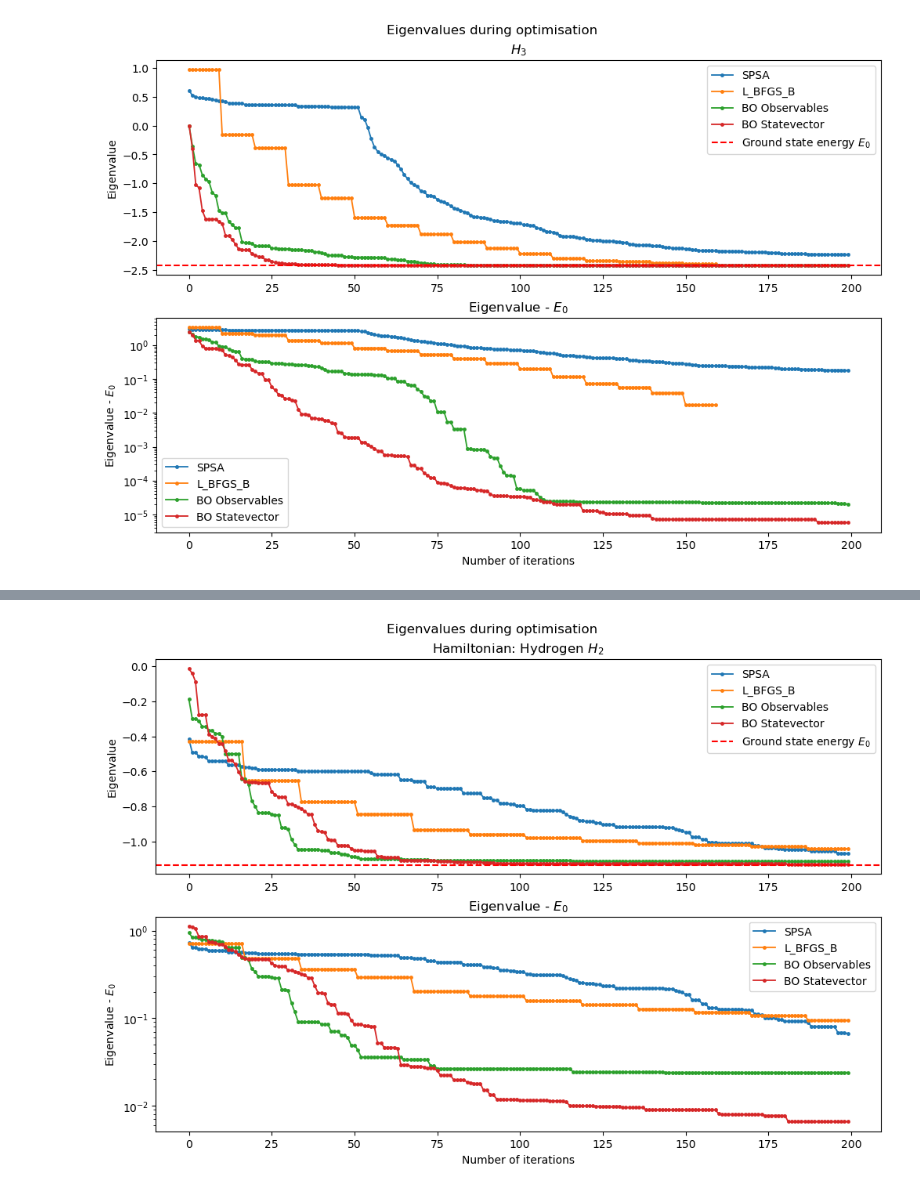
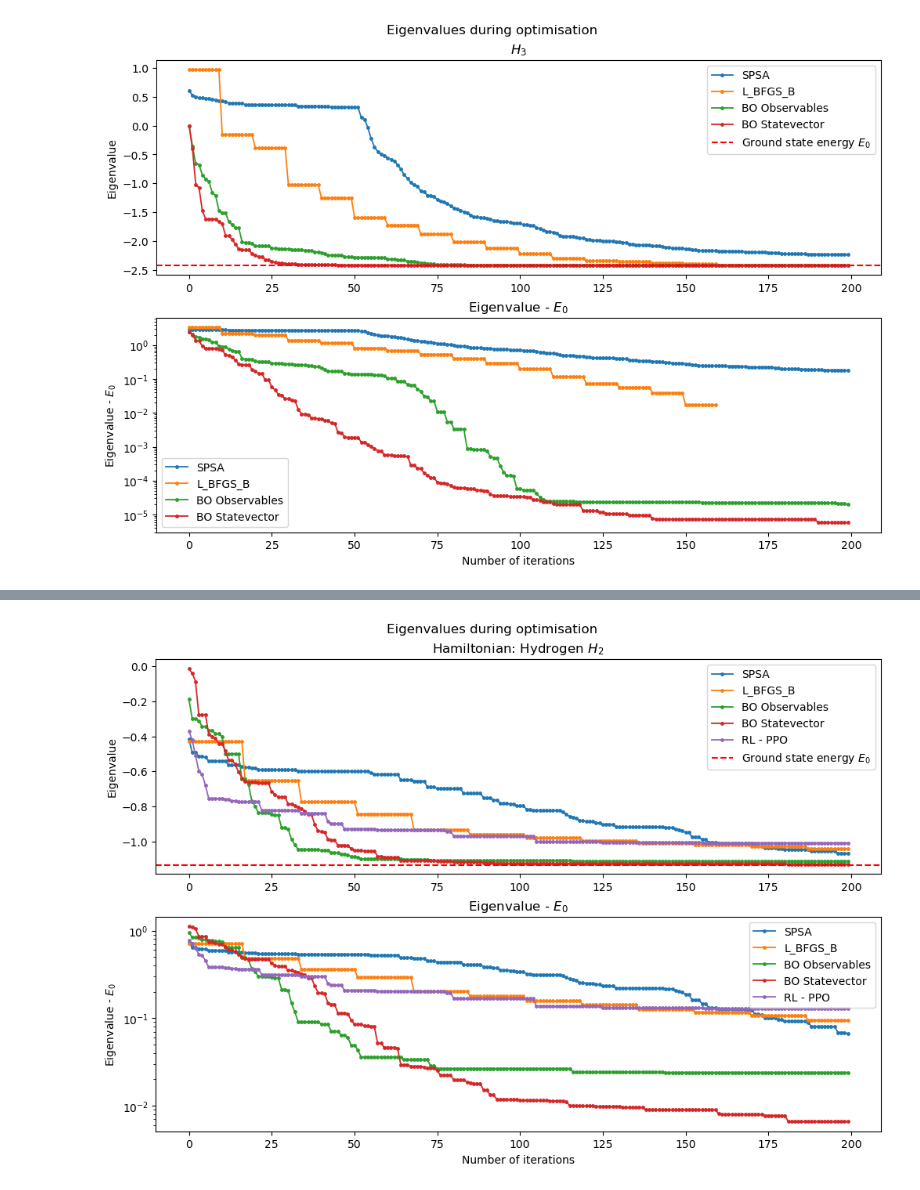
Before and after one commit to babulab/VariationalQuantumEigensolver-ML, a Jupyter notebook: notebooks/Results.ipynb, the cells around one changed output, grey strips where cells are left out. Saved outputs shown, nothing was run; the diff lists cells and outputs as text; code cells hidden in the pictures.

```diff
--- a/notebooks/Results.ipynb
+++ b/notebooks/Results.ipynb
@@ -121,35 +148,44 @@ with open('../results/vqe/results_hamiltonian_hydrogen_H2_4qubits_bo_observables
 with open('../results/vqe/results_hamiltonian_hydrogen_H2_4qubits_bo_statevector.json', 'r') as f:
     results_bo_statevector = json.load(f)
 ground_state_energy_H2 = results_spsa['real_ground_state_energy']
+
+
+#BO Statevector
+with open('../results/vqe/results_hamiltonian_hydrogen_H2_4qubits_ppo.json', 'r') as f:
+    results_ppo = json.load(f)
+ground_state_energy_H2 = results_spsa['real_ground_state_energy']
 # %%
 fig, ax = plt.subplots(2,1,figsize=(10,7), facecolor='white', constrained_layout = True, sharex=False, sharey=False)
 
 plt.suptitle('Eigenvalues during optimisation')
 
 n_samples = np.arange(len(results_spsa['history_best_eigenvalue_runs'][0]))
 ax[0].set_title(r'Hamiltonian: Hydrogen $H_{2}$')
 
 ax[0].plot(n_samples, np.mean(np.array(results_spsa['history_best_eigenvalue_runs']),0),'-o', label='SPSA', linewidth=1.3, markersize=2.5, color='C0')
 ax[0].plot(n_samples, np.mean(np.array(results_lbfgsb['history_best_eigenvalue_runs']),0),'-o', label='L_BFGS_B', linewidth=1.3, markersize=2.5, color='C1')
 ax[0].plot(n_samples, np.mean(np.array(results_bo_observables['history_best_eigenvalue_runs']),0),'-o', label='BO Observables', linewidth=1.3, markersize=2.5, color='C2')
 ax[0].plot(n_samples, np.mean(np.array(results_bo_statevector['history_best_eigenvalue_runs']),0),'-o', label='BO Statevector', linewidth=1.3, markersize=2.5, color='C3')
+ax[0].plot(n_samples, np.mean(np.array(results_ppo['history_best_eigenvalue_runs']),0),'-o', label='RL - PPO', linewidth=1.3, markersize=2.5, color='C4')
+
 ax[0].axhline(ground_state_energy_H2, linestyle='--',color='r', label='Ground state energy $E_{0}$')
 
 ax[1].set_title('Eigenvalue - $E_{0}$')
 ax[1].plot(n_samples, np.mean(np.array(results_spsa['history_best_eigenvalue_runs']),0) - ground_state_energy_H2,'-o', label='SPSA', linewidth=1.3, markersize=2.5, color='C0')
 ax[1].plot(n_samples, np.mean(np.array(results_lbfgsb['history_best_eigenvalue_runs']),0) - ground_state_energy_H2,'-o', label='L_BFGS_B', linewidth=1.3, markersize=2.5, color='C1')
 ax[1].plot(n_samples, np.mean(np.array(results_bo_observables['history_best_eigenvalue_runs']),0) - ground_state_energy_H2,'-o', label='BO Observables', linewidth=1.3, markersize=2.5, color='C2')
 ax[1].plot(n_samples, np.mean(np.array(results_bo_statevector['history_best_eigenvalue_runs']),0) - ground_state_energy_H2,'-o', label='BO Statevector', linewidth=1.3, markersize=2.5, color='C3')
+ax[1].plot(n_samples, np.mean(np.array(results_ppo['history_best_eigenvalue_runs']),0) - ground_state_energy_H2,'-o', label='RL - PPO', linewidth=1.3, markersize=2.5, color='C4')
 
 
 ax[1].set_yscale('log')
 ax[0].set_ylabel('Eigenvalue')
 ax[1].set_ylabel('Eigenvalue - $E_{0}$')
 ax[1].set_xlabel('Number of iterations')
 ax[0].legend(loc='upper right')
 ax[1].legend(loc='upper right')
 
 plt.legend()
 plt.show()
 # %% [output]
-[figure, old version]
+[figure, new version]
```
Also changed, not shown: parts of 10 cells of this notebook, 11 other files.
